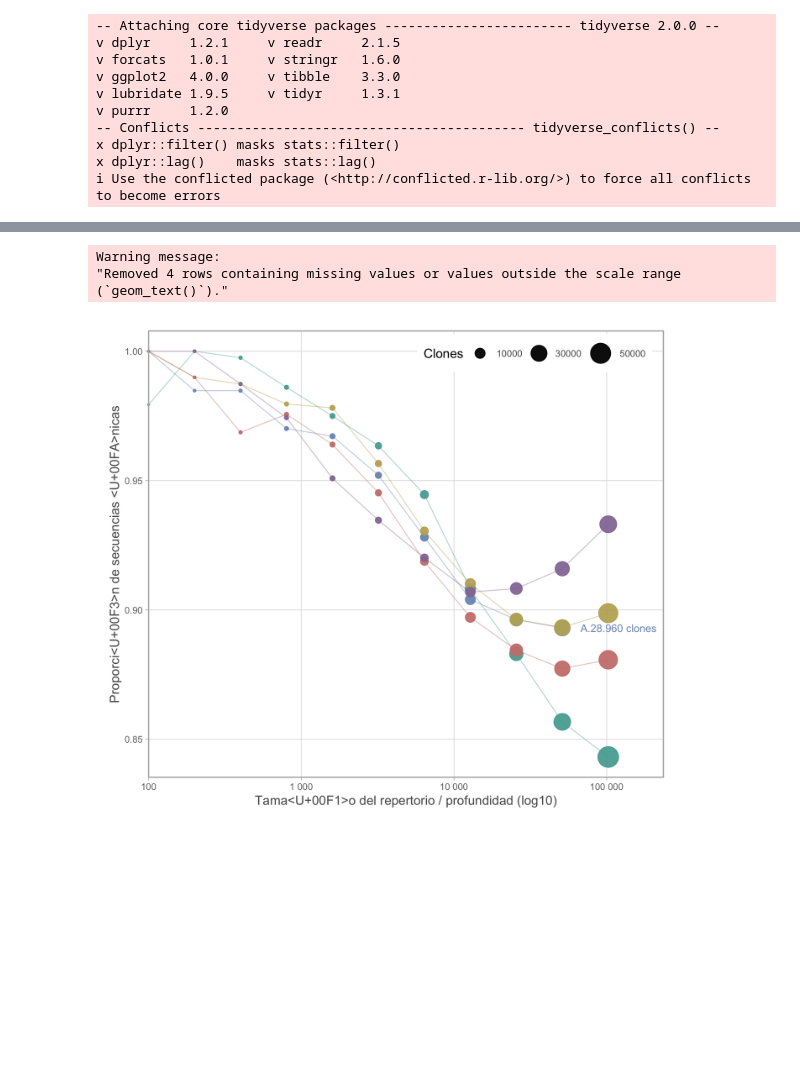
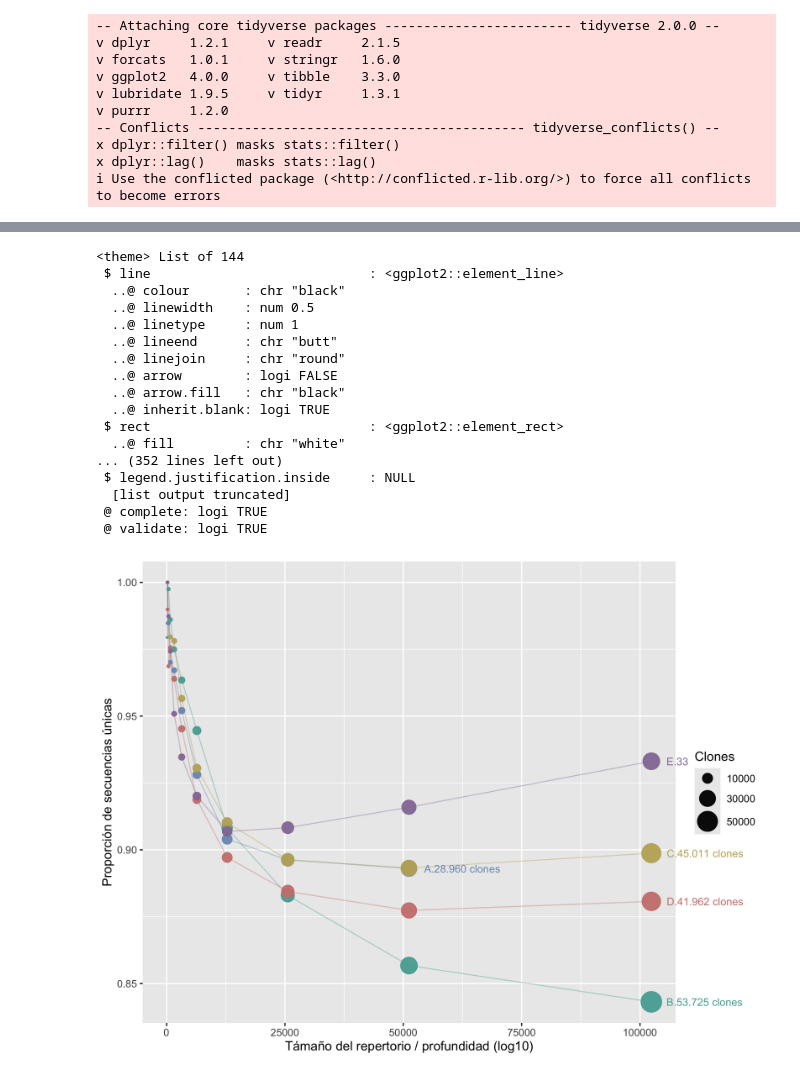
Before and after one commit to sofiacardenase/tesisbioinf-sofia, a Jupyter notebook: notebooks/7.2-clonal_plotA.ipynb, the cells around one changed output, grey strips where cells are left out. Saved outputs shown, nothing was run; the diff lists cells and outputs as text; code cells hidden in the pictures; blank space fills up the shorter version.

```diff
--- a/notebooks/7.2-clonal_plotA.ipynb
+++ b/notebooks/7.2-clonal_plotA.ipynb
@@ -63,6 +63,14 @@ fin <- d |>
     escenario, ".", formatC(n_clones, big.mark = ".", decimal.mark = ",", format = "d"),
     " clones"
   ))
+# %%
+d[] <- lapply(d, function(x) {
+  if (is.character(x)) iconv(x, from = "UTF-8", to = "UTF-8") else x
+})
+
+fin[] <- lapply(fin, function(x) {
+  if (is.character(x)) iconv(x, from = "UTF-8", to = "UTF-8") else x
+})
 # %%
 options(repr.plot.width = 8, repr.plot.height = 6, repr.plot.res = 300)
 
@@ -212,45 +196,59 @@ colors <- c(A = "#7B98BE", B = "#58ABA2", C = "#BFAF66", D = "#CD817C", E = "#95
 ggplot(d, aes(x = profundidad, y = proporcion_singletons, color = escenario)) +
   geom_line(data = ~ filter(.x, completo), linewidth = 0.4, alpha = 0.4) +
   geom_point(data = ~ filter(.x, completo), aes(size = n_clones), alpha = 0.95) +
   geom_text(
     data = fin,
     aes(label = etiqueta),
-    hjust = 0,
+    hjust = -0.2,
     nudge_x = 0.12,
     size = 3.2,
   ) +
-  scale_x_log10(
-    breaks = c(100, 1000, 10000, 100000),
-    labels = c("100", "1 000", "10 000", "100 000"),
-    limits = c(100, 102400),
-    expand = expansion(mult = c(0, 0.12))
-  ) +
+  # scale_x_log10(
+    # breaks = c(100, 1000, 10000, 100000),
+    # labels = c("100", "1 000", "10 000", "100 000"),
+    # limits = c(100, 102400),
+    # expand = expansion(mult = c(0, 0.12))
+  # ) +
   scale_size(
     range = c(0.5, 8),
     breaks = c(10000, 30000, 50000),
   ) +
   scale_color_manual(values = colors, guide = "none") +
   coord_cartesian(clip = "off") +
   labs(
-    x = "Tamaño del repertorio / profundidad (log10)",
-    y = "Proporción de secuencias únicas",
-    size = "Clones"
-  ) +
+  x = "T\u00E1ma\u00F1o del repertorio / profundidad (log10)",
+  y = "Proporci\u00F3n de secuencias \u00FAnicas",
+  size = "Clones"
+)
   theme_light() +
   theme(
     plot.title = element_text(size = 9, colour = "grey35", hjust = 0, margin = margin(b = 14)),
     plot.margin = margin(12, 90, 12, 12),
     axis.title = element_text(colour = "grey35"),
     axis.text = element_text(size = 8, colour = "grey45"),
     panel.grid.minor = element_blank(),
     panel.grid.major = element_line(colour = "grey88", linewidth = 0.3),
     legend.position = "inside",
     legend.position.inside = c(0.75, 0.95),
     legend.direction = "horizontal",
     legend.text = element_text(size = 8, colour = "grey35"),
   )
 # %% [output]
-Warning message:
-"Removed 4 rows containing missing values or values outside the scale range
-(`geom_text()`)."
+<theme> List of 144
+ $ line                            : <ggplot2::element_line>
+  ..@ colour       : chr "black"
+  ..@ linewidth    : num 0.5
+  ..@ linetype     : num 1
+  ..@ lineend      : chr "butt"
+  ..@ linejoin     : chr "round"
+  ..@ arrow        : logi FALSE
+  ..@ arrow.fill   : chr "black"
+  ..@ inherit.blank: logi TRUE
+ $ rect                            : <ggplot2::element_rect>
+  ..@ fill         : chr "white"
+... (352 lines left out)
+ $ legend.justification.inside     : NULL
+  [list output truncated]
+ @ complete: logi TRUE
+ @ validate: logi TRUE
-[figure, old version]
+[figure, new version]
```
Also changed, not shown: parts of 2 cells of this notebook, 1 other file.
